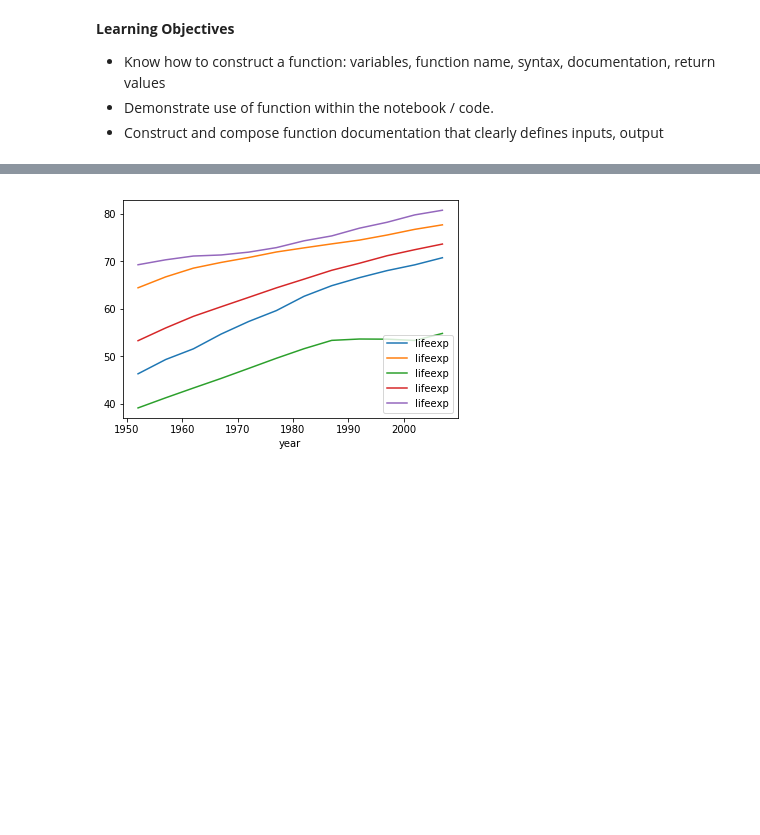
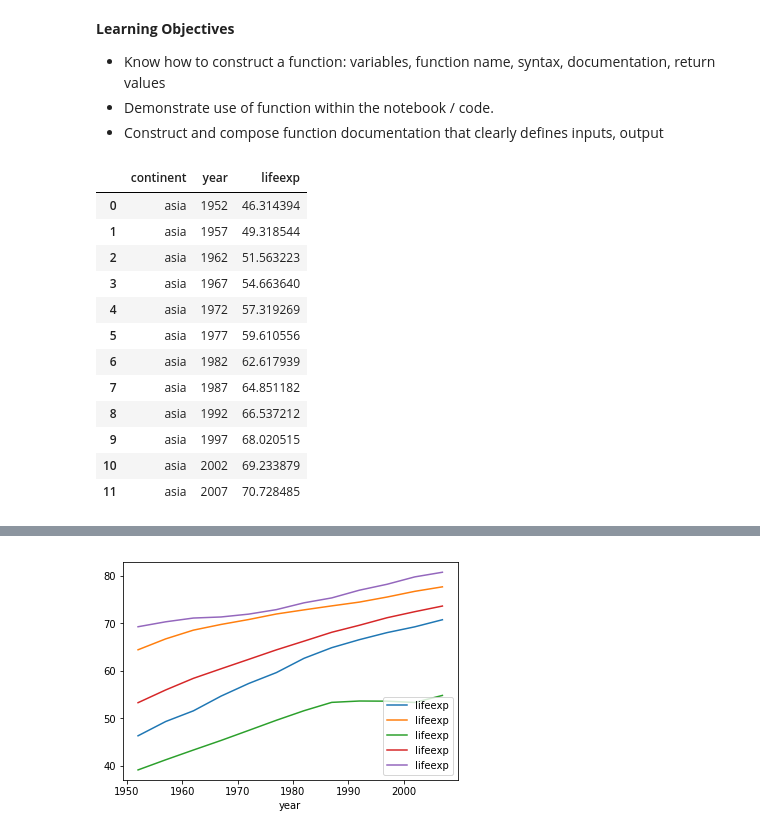
Before and after one commit to Reproducible-Science-Curriculum/automation-RR-Jupyter, a Jupyter notebook: notebooks/Automation_Lesson1_Intro_Instructor_Notes.ipynb, the cells around one changed output, grey strips where cells are left out. Cells and saved outputs as stored; diff of their text form; code cells hidden in the pictures; blank space fills up the shorter version.

```diff
--- a/notebooks/Automation_Lesson1_Intro_Instructor_Notes.ipynb
+++ b/notebooks/Automation_Lesson1_Intro_Instructor_Notes.ipynb
@@ -194,0 +187,6 @@ array([1952, 1957, 1962, 1967, 1972, 1977, 1982, 1987, 1992, 1997, 2002,
+# %%
+cleaned_data_location = '../data/gapminder_cleaned.csv'
+try:
+        df = pd.read_csv(cleaned_data_location)
+except FileNotFoundError:
+        print("Couldn't find data file, check path? You tried", cleaned_data_location)
@@ -194,0 +198,9 @@ array([1952, 1957, 1962, 1967, 1972, 1977, 1982, 1987, 1992, 1997, 2002,
+# %%
+VERBOSE = 1
+# %%
+try:
+        df = pd.read_csv(cleaned_data_location)
+        if VERBOSE:
+            print(df.head())
+except FileNotFoundError:
+        print("Couldn't find data file, check path? You tried", cleaned_data_location)
@@ -241,3 +268,38 @@ __Learning Objectives__
 - Know how to construct a function: variables, function name, syntax, documentation, return values
 - Demonstrate use of function within the notebook / code.
 - Construct and compose function documentation that clearly defines inputs, output
+# %%
+def calculate_mean_over_time(data, category, continent):
+
+    # Create a mask that selects the continent of choice
+    mask_continent = data['continent'] == continent
+    data_continent = data[mask_continent]
+
+    # Loop through years and calculate the statistic of interest
+    years = data_continent['year'].unique()
+    summary = []
+    for year in years:
+        mask_year = data_continent['year'] == year
+        data_year = data_continent[mask_year]
+        value = np.mean(data_year[category])
+        summary.append((continent, year, value))
+
+    # Turn the summary into a dataframe so that we can visualize easily
+    summary = pd.DataFrame(summary, columns=['continent', 'year', category])
+    return summary
+# %%
+calculate_mean_over_time(df, "lifeexp", "asia")
+# %% [output]
+|  | continent | year | lifeexp |
+| 0 | asia | 1952 | 46.314394 |
+| 1 | asia | 1957 | 49.318544 |
+| 2 | asia | 1962 | 51.563223 |
+| 3 | asia | 1967 | 54.663640 |
+| 4 | asia | 1972 | 57.319269 |
+| 5 | asia | 1977 | 59.610556 |
+| 6 | asia | 1982 | 62.617939 |
+| 7 | asia | 1987 | 64.851182 |
+| 8 | asia | 1992 | 66.537212 |
+| 9 | asia | 1997 | 68.020515 |
+| 10 | asia | 2002 | 69.233879 |
+| 11 | asia | 2007 | 70.728485 |
```
Also changed, not shown: parts of 25 cells of this notebook.
